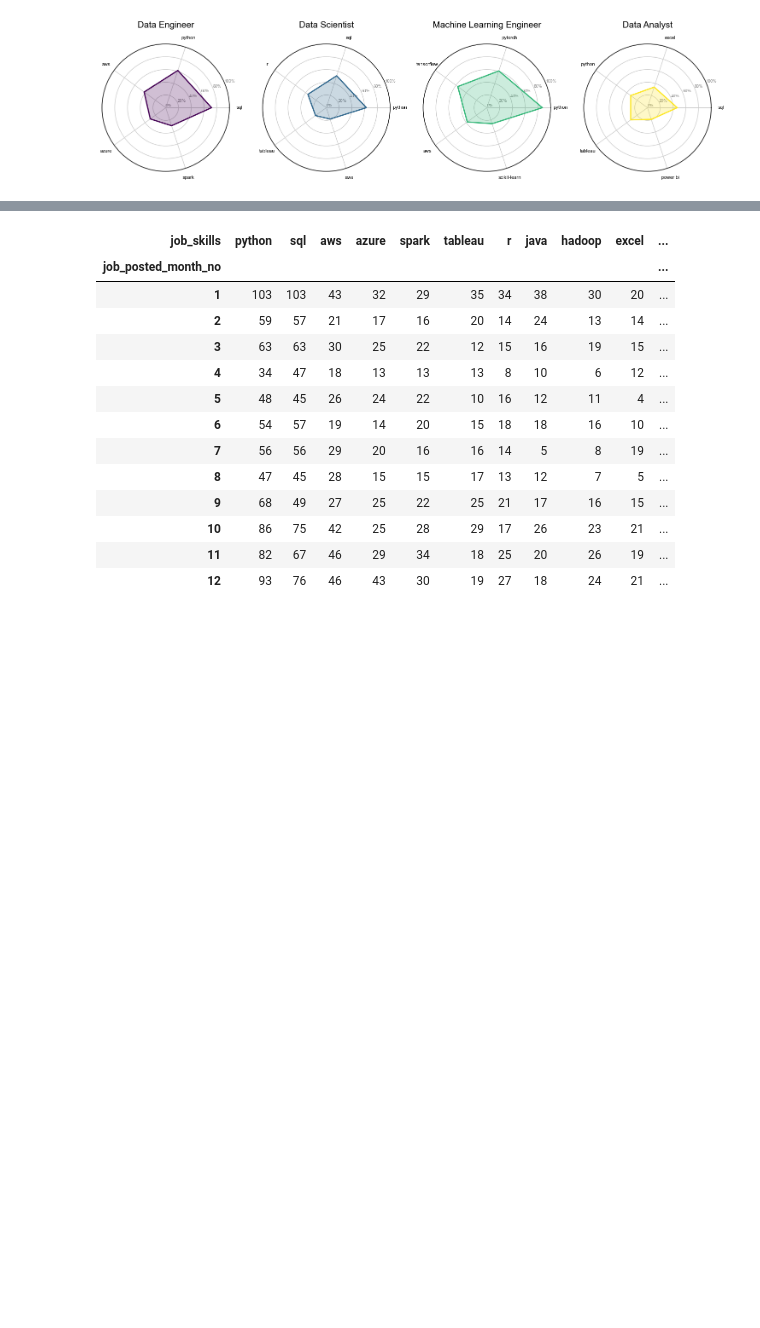
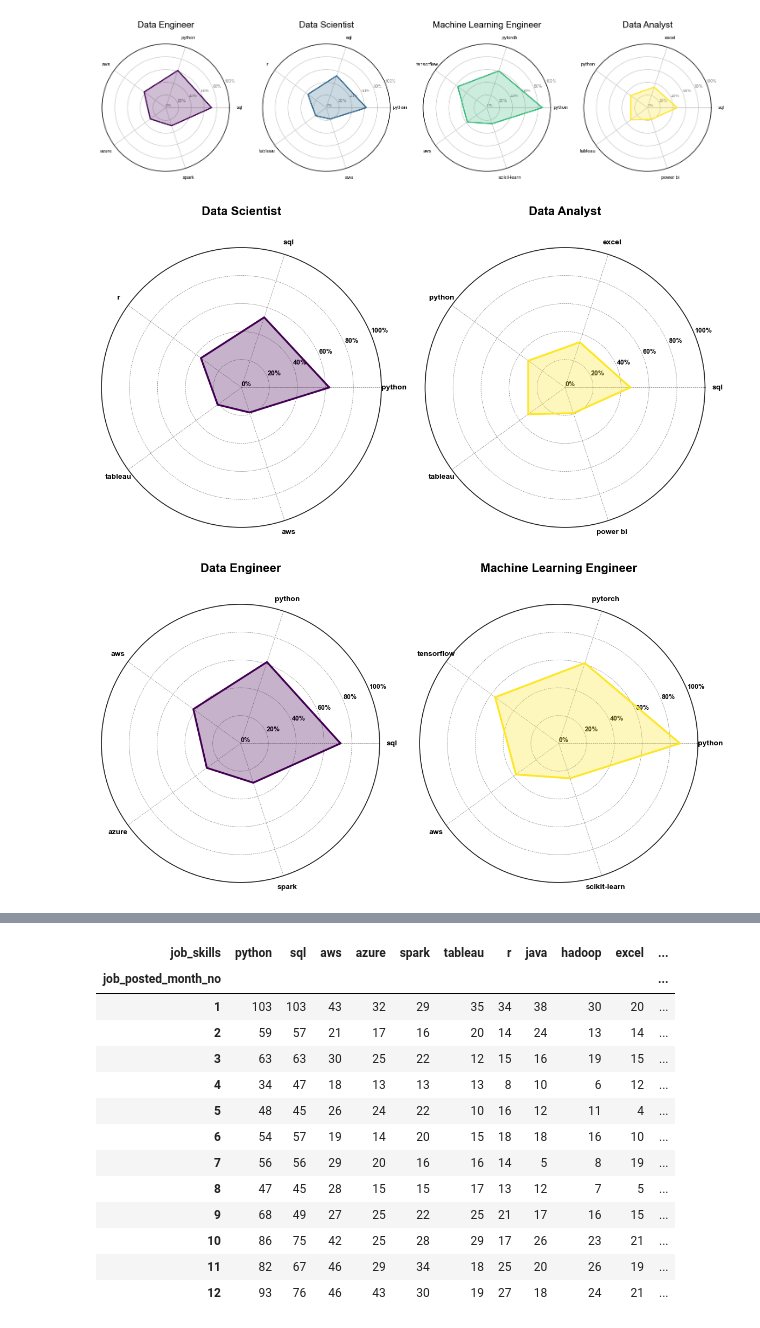
Before and after one commit to johnramal/data_jobs_pak, a Jupyter notebook: notebooks/4_skills_trends_pak.ipynb, the cells around one changed output, grey strips where cells are left out. Cells and saved outputs as stored; diff of their text form; code cells hidden in the pictures; blank space fills up the shorter version.

Commit message:
created two sets of radar charts

```diff
--- a/notebooks/4_skills_trends_pak.ipynb
+++ b/notebooks/4_skills_trends_pak.ipynb
@@ -344,6 +344,70 @@ plt.savefig(file_path, dpi=300, bbox_inches='tight')
 plt.show()
 # %% [output]
 [figure]
+# %%
+# Specify the job titles to include
+set1_titles = ['Data Scientist', 'Data Analyst']
+set2_titles = ['Data Engineer', 'Machine Learning Engineer']
+
+# Function to create radar chart
+def create_radar_chart(ax, data, labels, title, color):
+    num_vars = len(labels)
+    angles = np.linspace(0, 2 * np.pi, num_vars, endpoint=False).tolist()
+    angles += angles[:1]
+
+    values = data.tolist()
+    values += values[:1]
+
+    max_value = 100
+    values = [v / max_value * 100 for v in values]
+
+    ax.plot(angles, values, color=color, linewidth=2.5, linestyle='solid', label=title)
+    ax.fill(angles, values, color=color, alpha=0.3)
+    ax.set_yticks(np.arange(0, 101, 20))
+    ax.set_yticklabels([f'{i}%' for i in np.arange(0, 101, 20)], color='black', size=9, fontweight='bold')
+    ax.set_xticks(angles[:-1])
+    ax.set_xticklabels(labels, color='black', size=10, fontweight='bold')
+    ax.set_title(title, size=16, color='black', y=1.1, fontweight='bold')
+
+    # Add grid lines
+    ax.grid(color='gray', linestyle='--', linewidth=0.5)
+
+# Function to create a set of radar charts
+def create_radar_chart_set(job_titles, fig_num):
+    num_titles = len(job_titles)
+    fig, axs = plt.subplots(ncols=num_titles, nrows=1, figsize=(12, 6), subplot_kw=dict(polar=True))
+
+    # Define color map
+    cmap = cm.get_cmap('viridis', num_titles)
+
+    for i, job_title in enumerate(job_titles):
+        df_sorted = pivot_table[[job_title]].sort_values(by=job_title, ascending=False)
+        top_skills = df_sorted.head(5)
+
+        data = top_skills[job_title].values
+        labels = top_skills.index.tolist()
+
+        if num_titles == 1:
+            ax = axs
+        else:
+            ax = axs[i]
+        create_radar_chart(ax, data, labels, job_title, cmap(i))
+
+    plt.tight_layout()
+
+    # Save the plot
+    file_path = os.path.join('../insights_graphs', f'job_requirement_radar_set{fig_num}.png')
+    plt.savefig(file_path, dpi=300, bbox_inches='tight')
+    plt.show()
+    plt.close()  # Close the figure to free up memory
+
+
+# Create the two sets of radar charts
+create_radar_chart_set(set1_titles, 1)
+create_radar_chart_set(set2_titles, 2)
+# %% [output]
+[figure, added]
+[figure, added]
 # %%
 
 df['job_posted_month_no'] = df['job_posted_date'].dt.month
```
Also changed, not shown: 3 other files.
